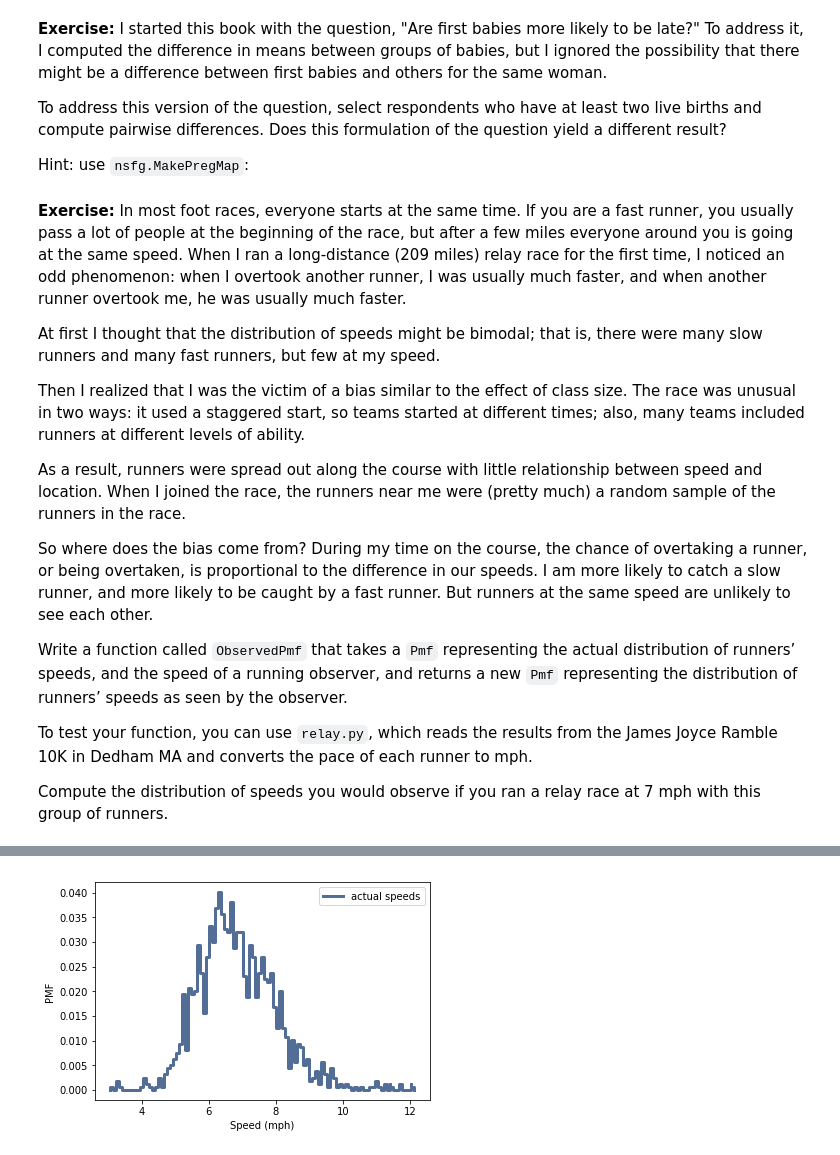
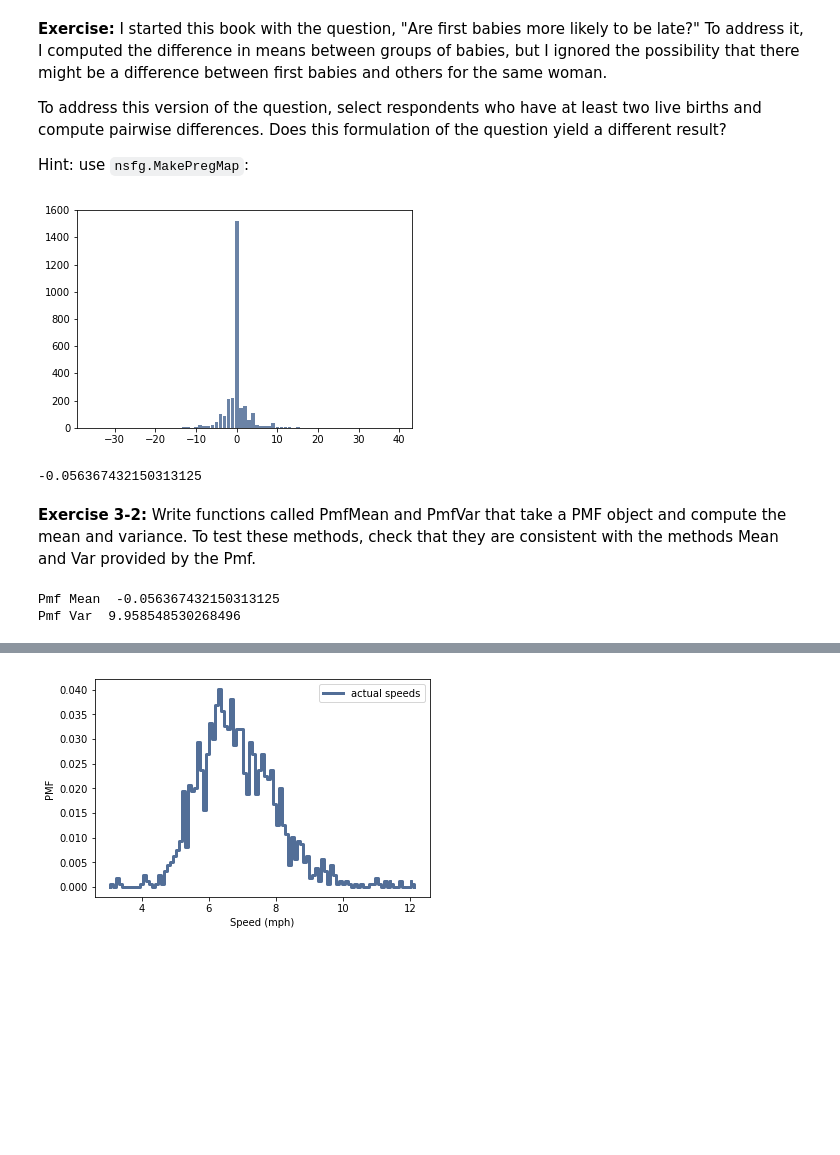
Before and after one commit to rosslogan702/ThinkStats2, a Jupyter notebook: code/chap03ex.ipynb, the cells around one changed output, grey strips where cells are left out. Drawn from its saved outputs; the diff is of its cells as text; code cells hidden in the pictures; blank space fills up the shorter version.

Commit message:
chapter 3 exercises

```diff
--- a/code/chap03ex.ipynb
+++ b/code/chap03ex.ipynb
@@ -379,17 +363,32 @@ preg_map = nsfg.MakePregMap(live)
-# %% [markdown]
-**Exercise:** In most foot races, everyone starts at the same time. If you are a fast runner, you usually pass a lot of people at the beginning of the race, but after a few miles everyone around you is going at the same speed.
-When I ran a long-distance (209 miles) relay race for the first time, I noticed an odd phenomenon: when I overtook another runner, I was usually much faster, and when another runner overtook me, he was usually much faster.
-
-At first I thought that the distribution of speeds might be bimodal; that is, there were many slow runners and many fast runners, but few at my speed.
-
-Then I realized that I was the victim of a bias similar to the effect of class size. The race was unusual in two ways: it used a staggered start, so teams started at different times; also, many teams included runners at different levels of ability.
-
-As a result, runners were spread out along the course with little relationship between speed and location. When I joined the race, the runners near me were (pretty much) a random sample of the runners in the race.
-
-So where does the bias come from? During my time on the course, the chance of overtaking a runner, or being overtaken, is proportional to the difference in our speeds. I am more likely to catch a slow runner, and more likely to be caught by a fast runner. But runners at the same speed are unlikely to see each other.
-
-Write a function called `ObservedPmf` that takes a `Pmf` representing the actual distribution of runners’ speeds, and the speed of a running observer, and returns a new `Pmf` representing the distribution of runners’ speeds as seen by the observer.
-
-To test your function, you can use `relay.py`, which reads the results from the James Joyce Ramble 10K in Dedham MA and converts the pace of each runner to mph.
-
-Compute the distribution of speeds you would observe if you ran a relay race at 7 mph with this group of runners.
+# %%
+# Solution
+
+hist = thinkstats2.Hist()
+
+for caseid, indices in preg_map.items():
+    if len(indices) >= 2:
+        pair = preg.loc[indices[0:2]].prglngth
+        diff = np.diff(pair)[0]
+        hist[diff] += 1
+# %%
+# Solution
+thinkplot.Hist(hist)
+# %% [output]
+[figure, added]
+# %%
+# Solution
+pmf = thinkstats2.Pmf(hist)
+pmf.Mean()
+# %% [output]
+-0.056367432150313125
+# %% [markdown]
+**Exercise 3-2:** Write functions called PmfMean and PmfVar that take a PMF object and compute the mean and variance. To test these methods, check that they are consistent with the methods Mean and Var provided by the Pmf.
+# %%
+# What do we need: a sample distribution, calculate Mean & Var, then write methods to compare the answers
+sample_hist = hist
+sample_pmf = thinkstats2.Pmf(hist)
+print("Pmf Mean ", sample_pmf.Mean())
+print("Pmf Var ", sample_pmf.Var())
+# %% [output]
+Pmf Mean  -0.056367432150313125
+Pmf Var  9.958548530268496
```
Also changed, not shown: parts of 16 cells of this notebook, 2 other files.
